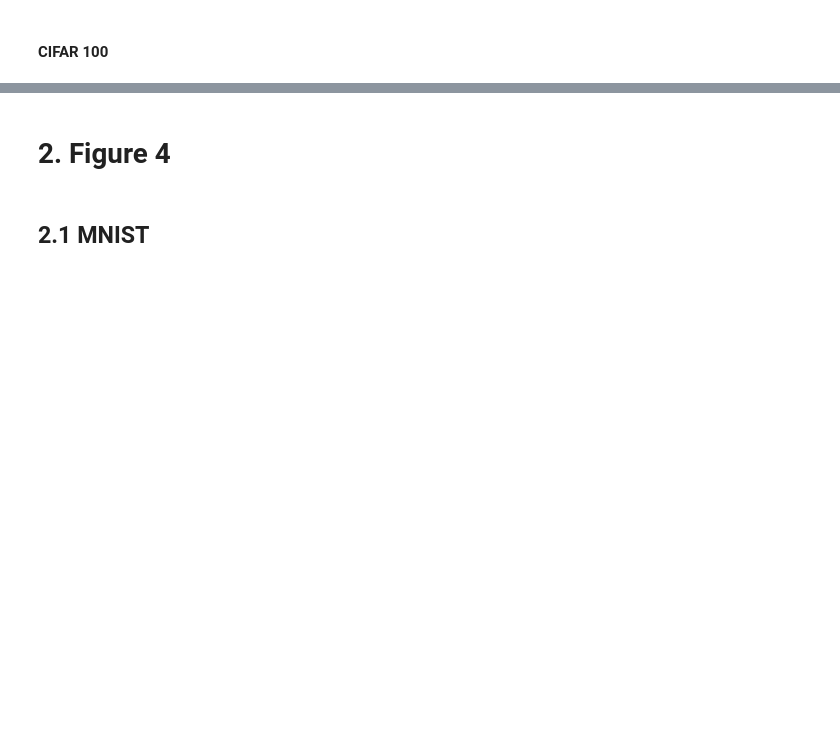
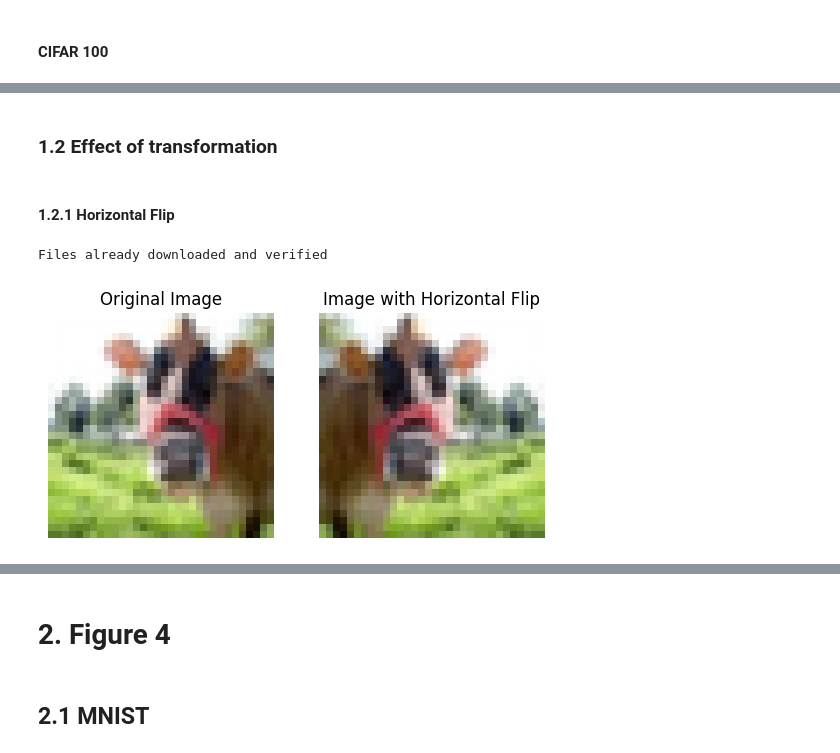
Before and after one commit to roduit/EE-411-FOIL-Project, a Jupyter notebook: source/main.ipynb, the cells around one changed output, grey strips where cells are left out. Drawn from its saved outputs; the diff is of its cells as text; code cells hidden in the pictures; blank space fills up the shorter version.

Commit message:
Added images for report

```diff
--- a/source/main.ipynb
+++ b/source/main.ipynb
@@ -66,0 +73,38 @@ visualize_dataset((np.array(CIFAR100.cifar100.data), np.array(CIFAR100.cifar100.
+# %% [markdown]
+### 1.2 Effect of transformation
+# %% [markdown]
+#### 1.2.1 Horizontal Flip
+# %%
+#Define transformation
+transform = torchvision.transforms.Compose([
+    torchvision.transforms.ToTensor(),
+])
+
+# Load CIFAR100 dataset
+cifar100_dataset = torchvision.datasets.CIFAR100(root='../data/datasets', train=True, download=True, transform=transform)
+
+#Random image
+image1, _ = cifar100_dataset[0]
+image2, _ = cifar100_dataset[1]
+
+#Define RandomHorizontalFlip
+horizontal_flip = torchvision.transforms.RandomHorizontalFlip(p=1)
+
+#Apply RandomHorizontalFlip only to image1
+image1_flip = horizontal_flip(image1)
+
+#Plot images
+fig, axes = plt.subplots(1, 2)
+axes[0].imshow(image1.permute(1, 2, 0))
+axes[0].set_title('Original Image')
+axes[0].axis('off')
+axes[1].imshow(image1_flip.permute(1, 2, 0))
+axes[1].set_title('Image with Horizontal Flip')
+axes[1].axis('off')
+
+plt.savefig(os.path.join(constants.RESULTS_FOLDER + 'horizontal_flip.png'))
+
+plt.show()
+# %% [output]
+Files already downloaded and verified
+[figure, added]
```
Also changed, not shown: parts of 10 cells of this notebook, 1 other file.
